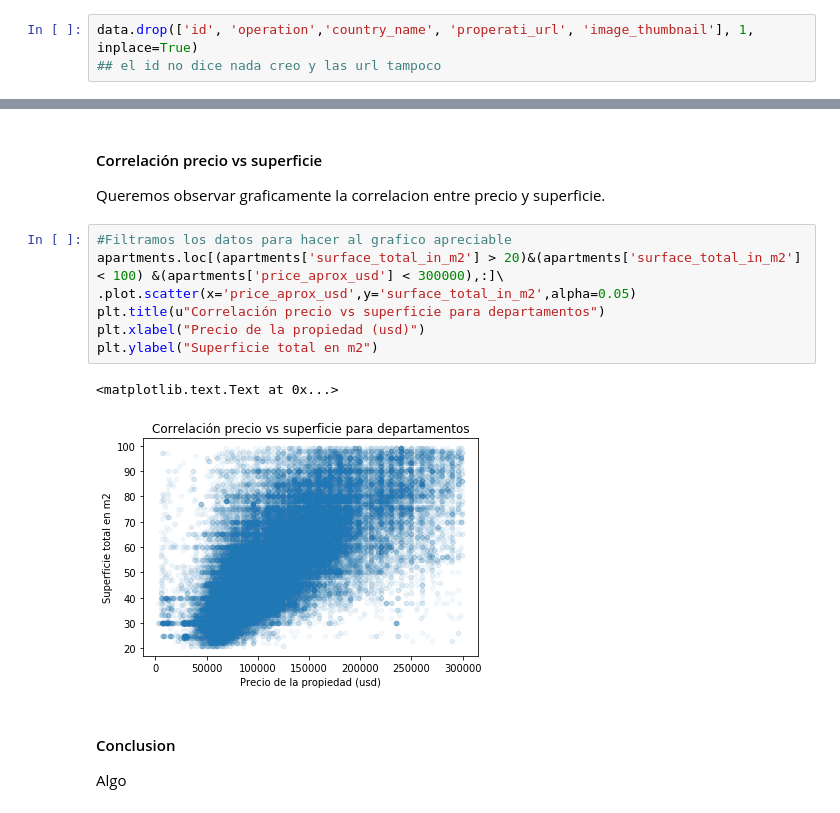
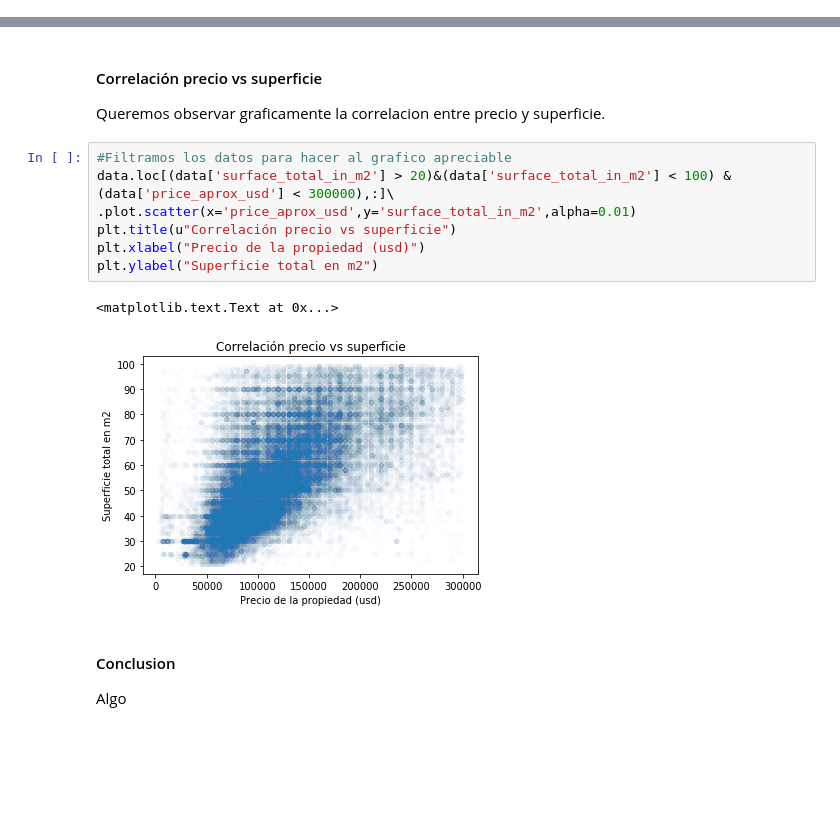
Before and after one commit to LucianoGiannotti/ProperatiDatosTP, a Jupyter notebook: Depuracion de datos.ipynb, the cells around one changed output, grey strips where cells are left out. Saved outputs shown, nothing was run; the diff lists cells and outputs as text; blank space fills up the shorter version.

```diff
--- a/Depuracion de datos.ipynb
+++ b/Depuracion de datos.ipynb
@@ -22,9 +22,6 @@ Index(['id', 'created_on', 'property_type', 'place_name',
        'price_usd_per_m2', 'price_per_m2', 'floor', 'rooms', 'expenses',
        'description', 'title'],
       dtype='object')
-# %%
-data.drop(['id', 'operation','country_name', 'properati_url', 'image_thumbnail'], 1, inplace=True)
-## el id no dice nada creo y las url tampoco
 # %%
 data.info()
 # %% [output]
@@ -617,14 +614,14 @@ Podemos observar una correlación entre el precio y la superficie y entre el pre
 Queremos observar graficamente la correlacion entre precio y superficie.
 # %%
 #Filtramos los datos para hacer al grafico apreciable
-apartments.loc[(apartments['surface_total_in_m2'] > 20)&(apartments['surface_total_in_m2'] < 100) &(apartments['price_aprox_usd'] < 300000),:]\
-.plot.scatter(x='price_aprox_usd',y='surface_total_in_m2',alpha=0.05)
-plt.title(u"Correlación precio vs superficie para departamentos")
+data.loc[(data['surface_total_in_m2'] > 20)&(data['surface_total_in_m2'] < 100) &(data['price_aprox_usd'] < 300000),:]\
+.plot.scatter(x='price_aprox_usd',y='surface_total_in_m2',alpha=0.01)
+plt.title(u"Correlación precio vs superficie")
 plt.xlabel("Precio de la propiedad (usd)")
 plt.ylabel("Superficie total en m2")
 # %% [output]
 <matplotlib.text.Text at 0x...>
-[figure, old version]
+[figure, new version]
 # %% [markdown]
 #### Conclusion
 Algo
```
Also changed, not shown: parts of 6 cells of this notebook.
